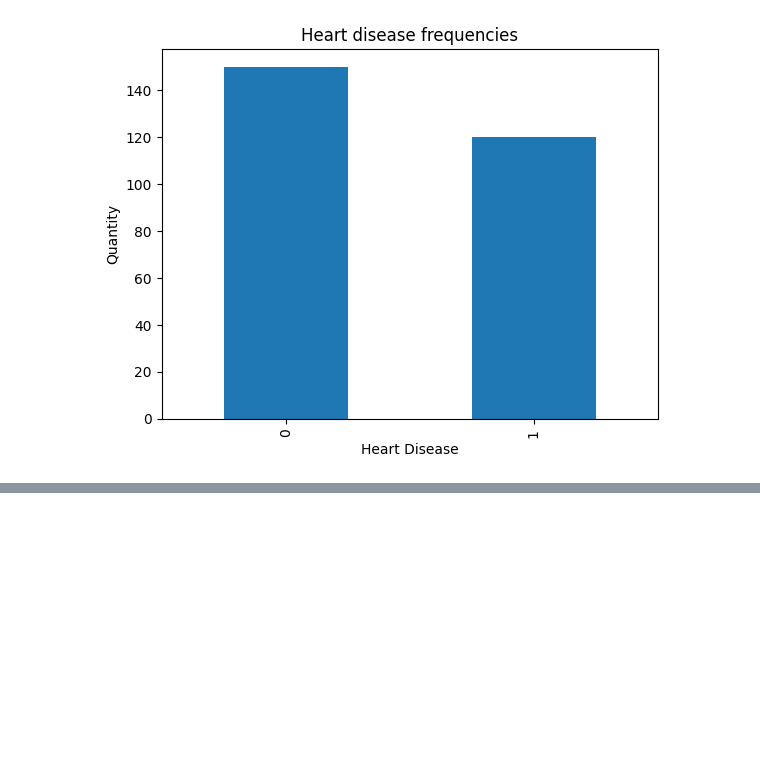
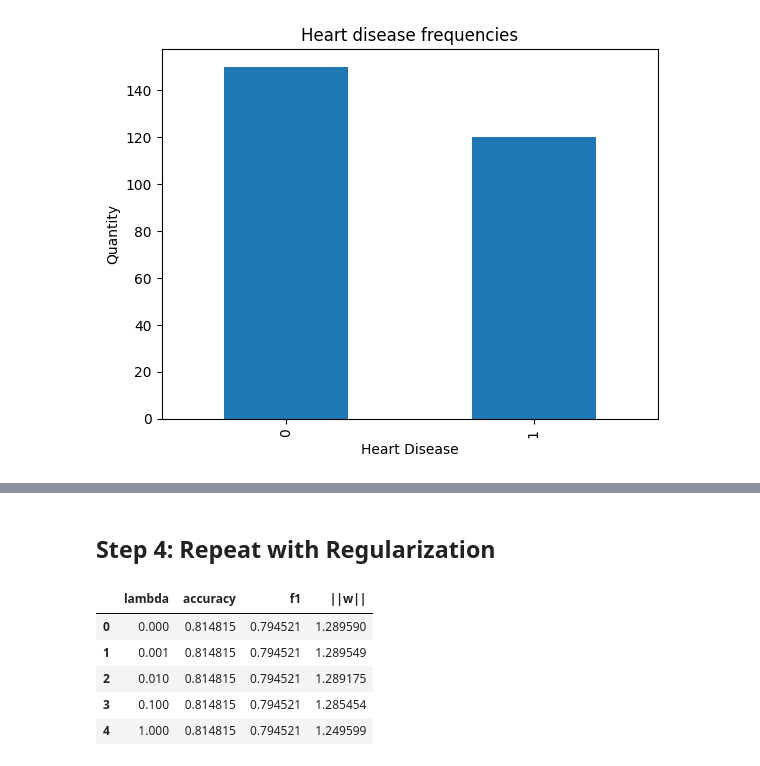
Before and after one commit to dadc1007/Logistic-Regression, a Jupyter notebook: Heart_Disease_Prediction.ipynb, the cells around one changed output, grey strips where cells are left out. Cells and saved outputs as stored; diff of their text form; code cells hidden in the pictures; blank space fills up the shorter version.

```diff
--- a/Heart_Disease_Prediction.ipynb
+++ b/Heart_Disease_Prediction.ipynb
@@ -116,0 +433,44 @@ plt.show()
+# %% [markdown]
+## Step 4: Repeat with Regularization
+# %%
+def gradient_descent_l2(X, y, alpha=0.01, iters=2000, lambd=0.1):
+    m, n = X.shape
+    w = np.zeros(n)
+    b = 0
+    costs = []
+
+    for _ in range(iters):
+        z = X @ w + b
+        y_hat = sigmoid(z)
+
+        dw = (1/m) * X.T @ (y_hat - y) + (lambd/m) * w
+        db = (1/m) * np.sum(y_hat - y)
+
+        w -= alpha * dw
+        b -= alpha * db
+
+        cost = compute_cost(X, y, w, b) + (lambd/(2*m)) * np.sum(w**2)
+        costs.append(cost)
+
+    return w, b, costs
+# %%
+lambdas = [0, 0.001, 0.01, 0.1, 1]
+results = []
+
+for l in lambdas:
+    w_l, b_l, _ = gradient_descent_l2(X_train.values, y_train, lambd=l)
+    preds = predict(X_test.values, w_l, b_l)
+    acc, p, r, f1 = metrics(y_test, preds)
+    results.append([l, acc, f1, np.linalg.norm(w_l)])
+
+pd.DataFrame(
+    results,
+    columns=["lambda", "accuracy", "f1", "||w||"]
+)
+# %% [output]
+|  | lambda | accuracy | f1 | ||w|| |
+| 0 | 0.000 | 0.814815 | 0.794521 | 1.289590 |
+| 1 | 0.001 | 0.814815 | 0.794521 | 1.289549 |
+| 2 | 0.010 | 0.814815 | 0.794521 | 1.289175 |
+| 3 | 0.100 | 0.814815 | 0.794521 | 1.285454 |
+| 4 | 1.000 | 0.814815 | 0.794521 | 1.249599 |
```
Also changed, not shown: parts of 32 cells of this notebook, 7 other files.
